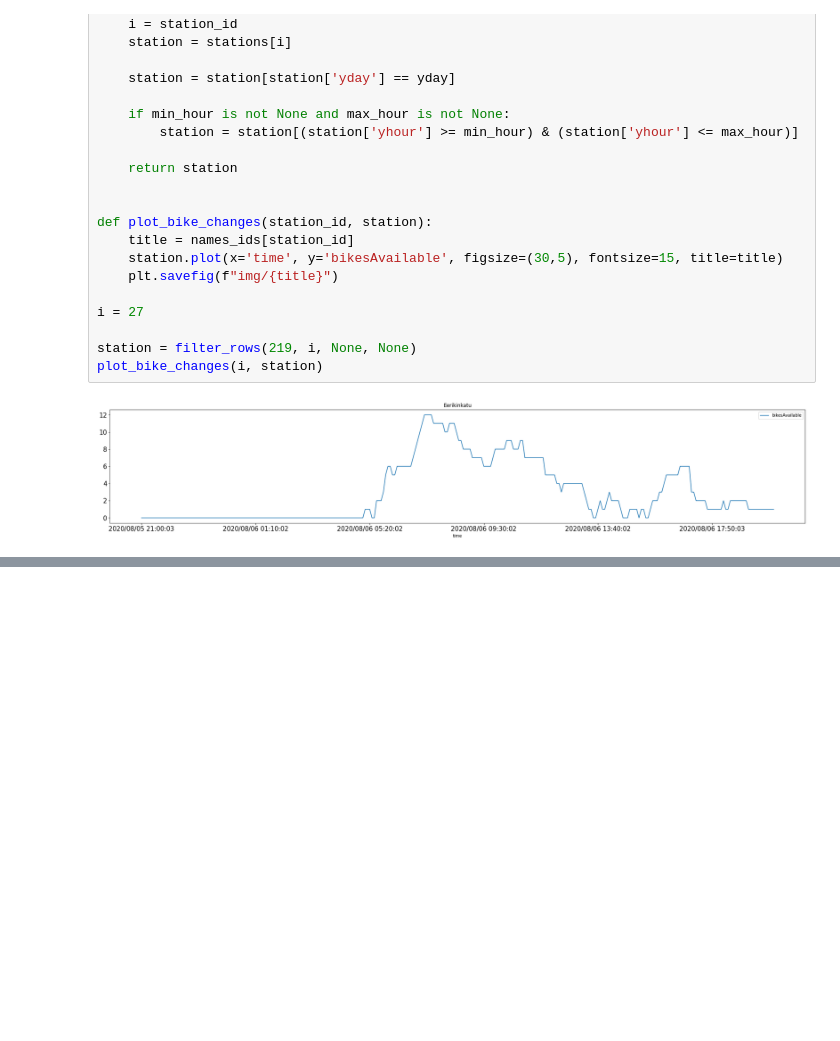
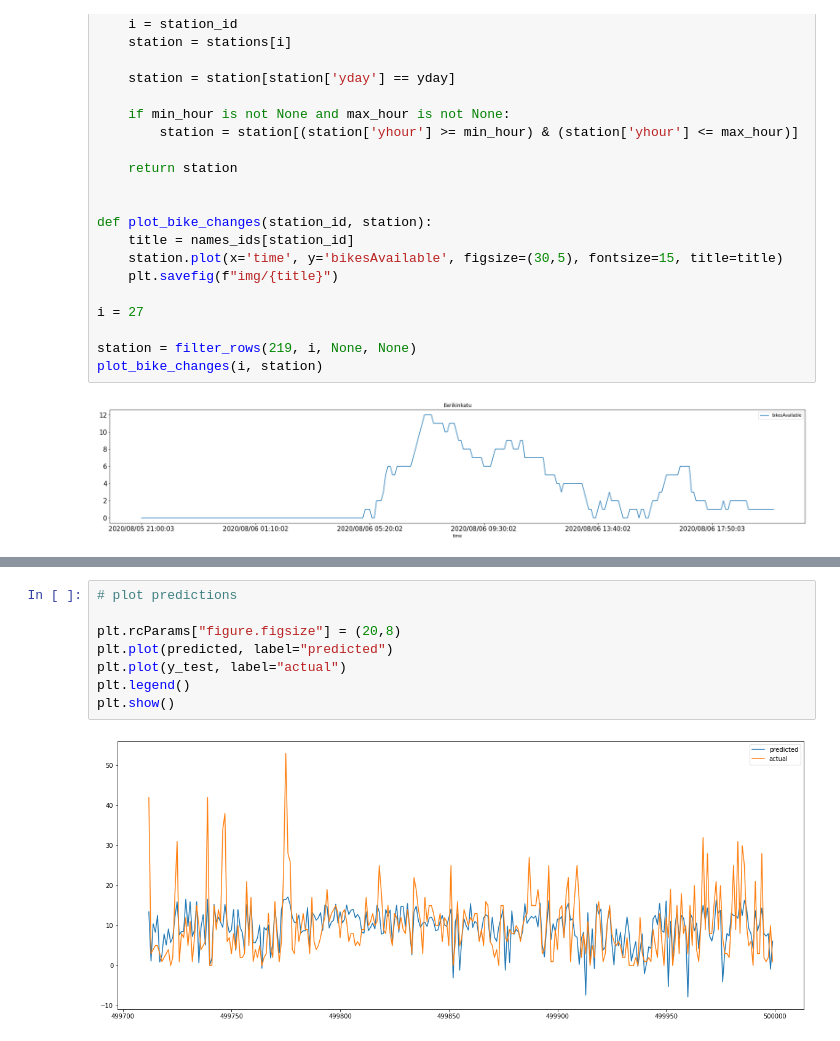
Before and after one commit to VirtualAkseli/NoMES, a Jupyter notebook: NoMAS_EDA.ipynb, the cells around one changed output, grey strips where cells are left out. Cells and saved outputs as stored; diff of their text form; blank space fills up the shorter version.

Commit message:
predict number of bikes (not yet per station but overall)

```diff
--- a/NoMAS_EDA.ipynb
+++ b/NoMAS_EDA.ipynb
@@ -190,0 +245,10 @@ changes 124
+# %%
+# plot predictions
+
+plt.rcParams["figure.figsize"] = (20,8)
+plt.plot(predicted, label="predicted")
+plt.plot(y_test, label="actual")
+plt.legend()
+plt.show()
+# %% [output]
+[figure, added]
```
Also changed, not shown: parts of 3 cells of this notebook.
